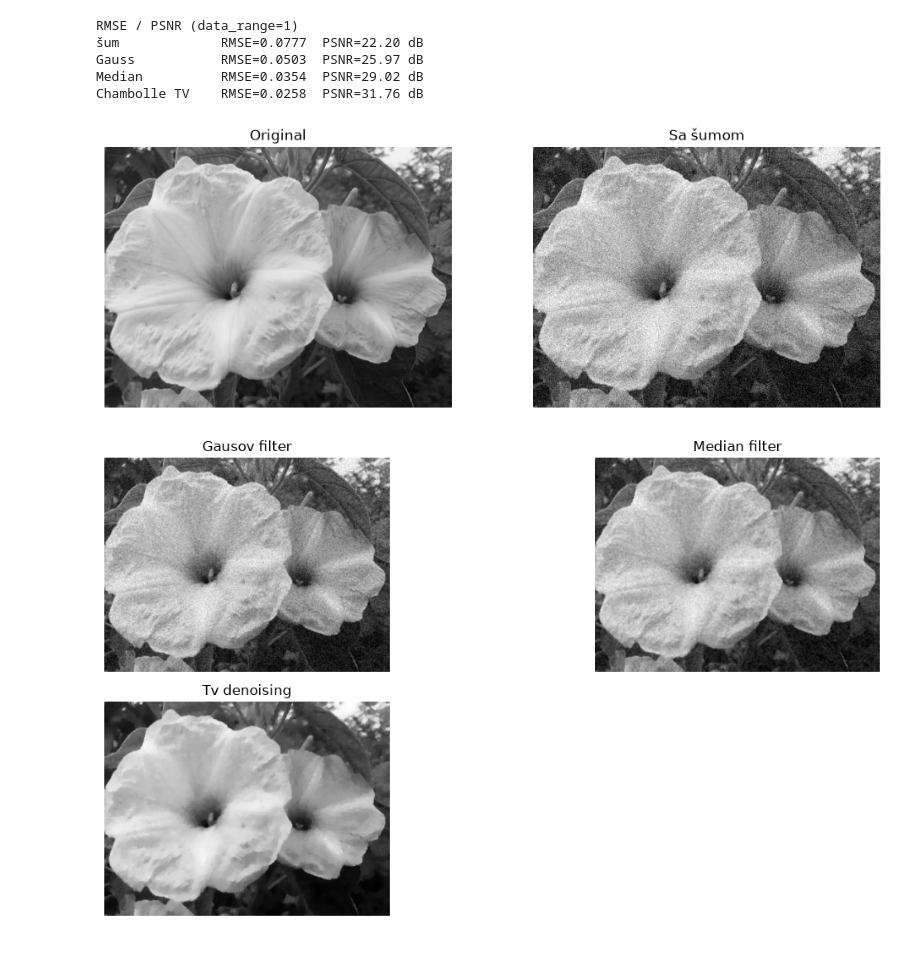
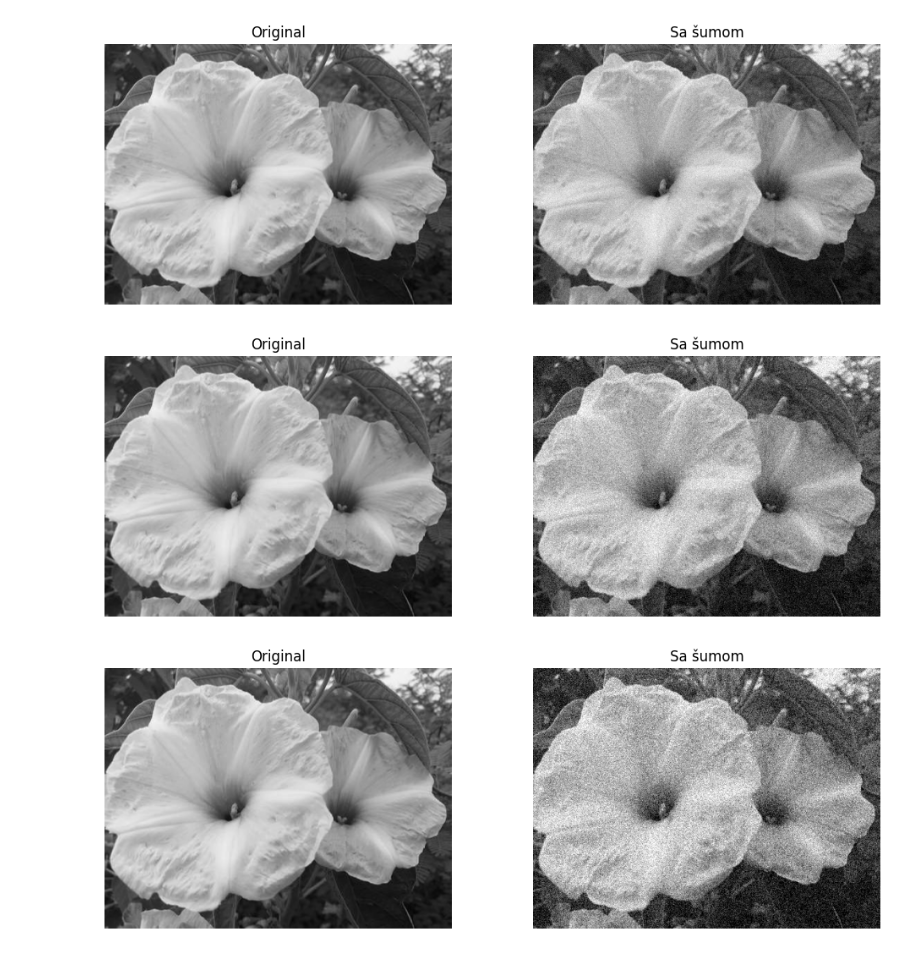
Before and after one commit to NataMata/TotalVariationDenoisingMethod, a Jupyter notebook: gaussian_median_chambolle.ipynb, the cells around one changed output. Saved outputs shown, nothing was run; the diff lists cells and outputs as text; code cells hidden in the pictures.

```diff
--- a/gaussian_median_chambolle.ipynb
+++ b/gaussian_median_chambolle.ipynb
@@ -37,10 +40,10 @@ def plot_orginal_and_noisy(original_image, noisy_image):
     plt.axis('off')
 
 def denoise_gaussian_filter(image, std_dev):
-    return gaussian_filter(image, sigma=std_dev)
+    return gaussian(image, sigma=std_dev, preserve_range=True)
 
 def denoise_median_filter(image, size):
-    return median_filter(image, size=size)
+    return median(image, footprint=footprint_rectangle((size, size)))
 
 def forward_gradient(u):
     gx = np.zeros_like(u)
@@ -124,34 +127,27 @@ def plot_signal(*images):
     plt.tight_layout()
     plt.show()
 # %%
+std_var = [10, 20, 30, 40, 50]
+
+noisy_images = []
+gaussian_denoised_images = []
+median_denoised_images = []
+tv_denoised_images = []
+
 original_image = load_image('flowers.jpg')
 
-noisy_image = add_gaussian_noise(original_image, 20)
+for i, std in enumerate(std_var):
 
-gaussian_denoised = denoise_gaussian_filter(noisy_image, 0.5)
+    noisy_images.append(add_gaussian_noise(original_image, std))
 
-median_denoised = denoise_median_filter(noisy_image, 3)
+    gaussian_denoised_images.append(denoise_gaussian_filter(noisy_images[i], 0.5))
 
-tv_denoised = denoise_tv(noisy_image, 20)
+    median_denoised_images.append(denoise_median_filter(noisy_images[i], 3))
 
-print('RMSE / PSNR (data_range=1)')
-for name, img in [
-    ('šum', noisy_image),
-    ('Gauss', gaussian_denoised),
-    ('Median', median_denoised),
-    ('Chambolle TV', tv_denoised),
-]:
-    err = np.sqrt(mean_squared_error(original_image, img))
-    print(f'{name:14s}  RMSE={err:.4f}  PSNR={peak_signal_noise_ratio(original_image, img, data_range=1.0):.2f} dB')
+    tv_denoised_images.append(denoise_tv(noisy_images[i], 20))
 
-plot_orginal_and_noisy(original_image, noisy_image)
-
-compare(gaussian_denoised, 'Gausov filter', median_denoised, 'Median filter', tv_denoised, 'Tv denoising')
+    plot_orginal_and_noisy(original_image, noisy_images[i])
 # %% [output]
-RMSE / PSNR (data_range=1)
-šum             RMSE=0.0777  PSNR=22.20 dB
-Gauss           RMSE=0.0503  PSNR=25.97 dB
-Median          RMSE=0.0354  PSNR=29.02 dB
-Chambolle TV    RMSE=0.0258  PSNR=31.76 dB
 [figure]
-[figure, old version]
+[figure, new version]
+[figure, added]
```
Also changed, not shown: parts of 6 cells of this notebook.
